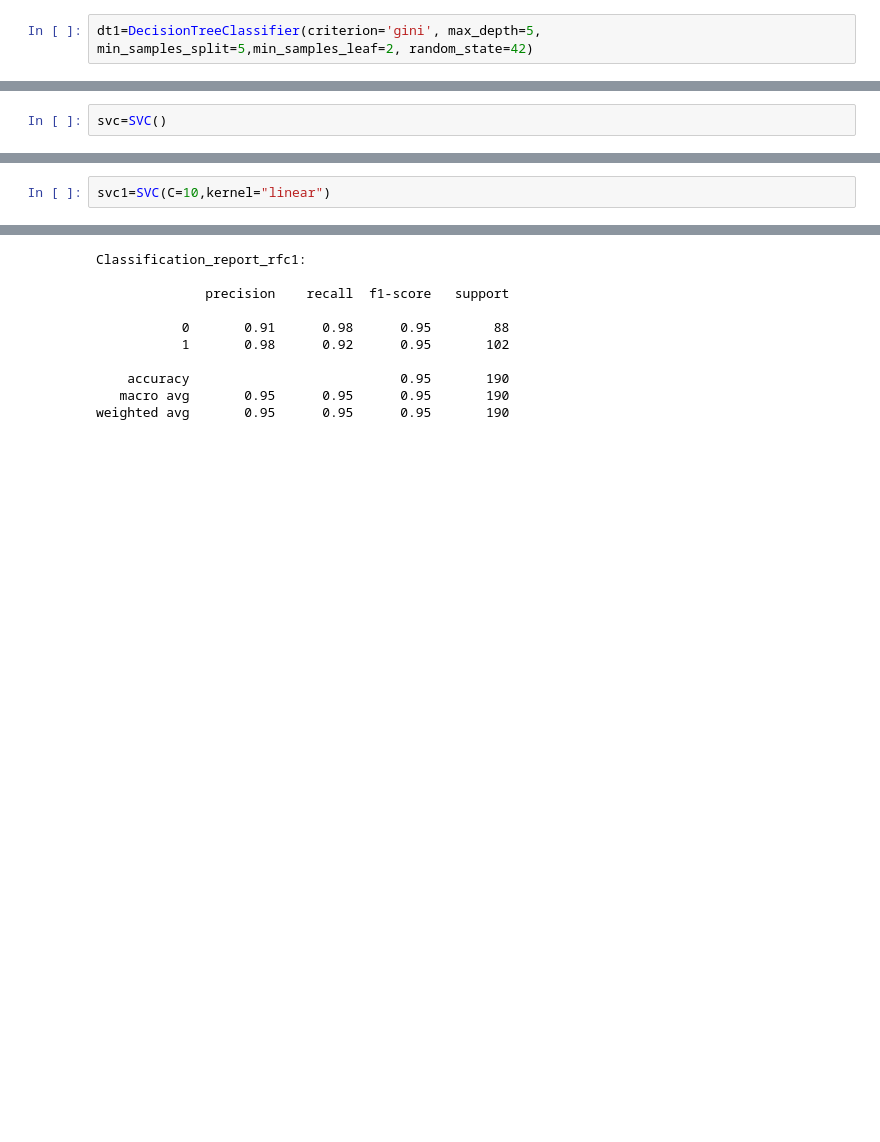
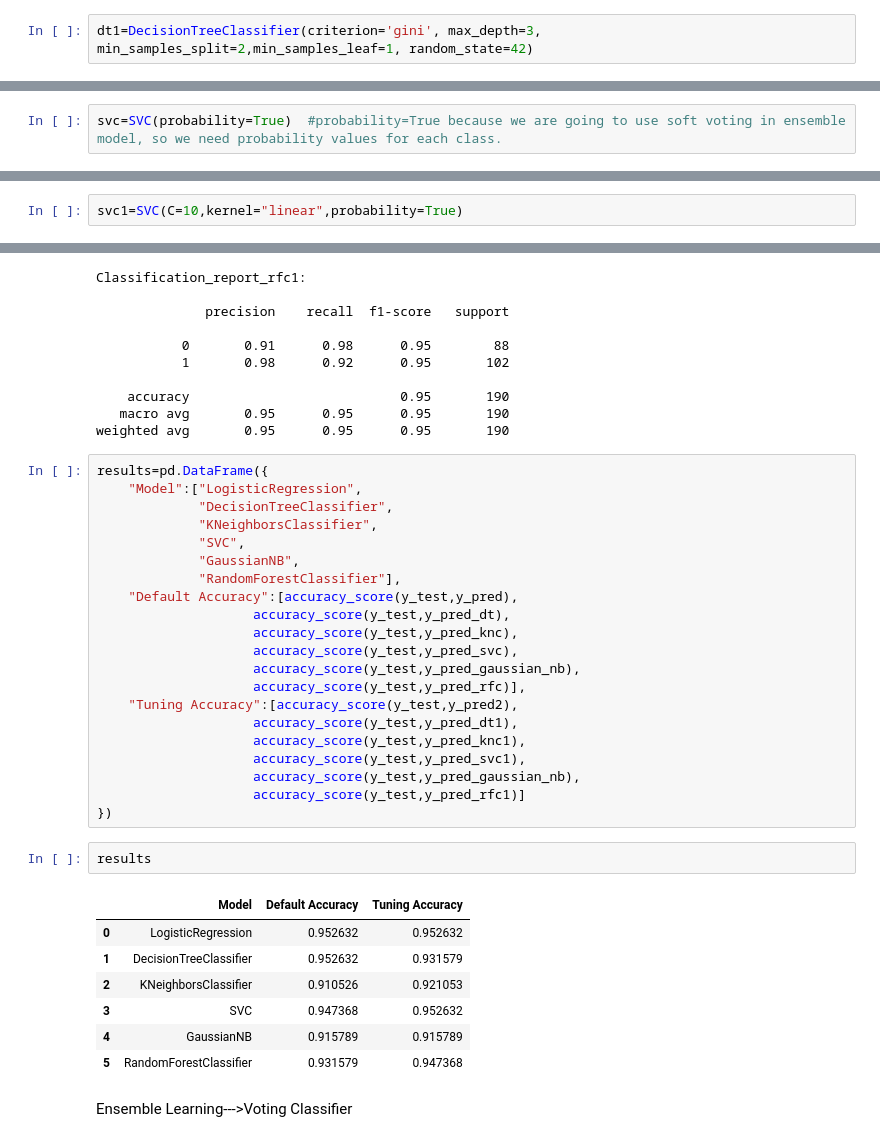
Before and after one commit to Rupesh-Mane/credit-card-fraud-detection, a Jupyter notebook: notebook/credit_card_fraud_detection.ipynb, the cells around one changed output, grey strips where cells are left out. Saved outputs shown, nothing was run; the diff lists cells and outputs as text; blank space fills up the shorter version.

Commit message:
Voting Ensemble-->using logisticregression tune ,svc tune,rfc tune

```diff
--- a/notebook/credit_card_fraud_detection.ipynb
+++ b/notebook/credit_card_fraud_detection.ipynb
@@ -530,7 +530,7 @@ print(grid_dt.best_params_)
 # %% [output]
 {'criterion': 'gini', 'max_depth': 3, 'min_samples_leaf': 1, 'min_samples_split': 2}
 # %%
-dt1=DecisionTreeClassifier(criterion='gini', max_depth=5, min_samples_split=5,min_samples_leaf=2, random_state=42)
+dt1=DecisionTreeClassifier(criterion='gini', max_depth=3, min_samples_split=2,min_samples_leaf=1, random_state=42)
 # %%
 dt1.fit(x_train,y_train)
 # %% [output]
@@ -765,7 +768,7 @@ weighted avg       0.93      0.92      0.92       190
 # %%
 from sklearn.svm import SVC
 # %%
-svc=SVC()
+svc=SVC(probability=True)  #probability=True because we are going to use soft voting in ensemble model, so we need probability values for each class.
 # %%
 svc.fit(x_train,y_train)
 # %% [output]
@@ -851,7 +854,7 @@ grid_svc.best_params_
 # %% [output]
 {'C': 10, 'kernel': 'linear'}
 # %%
-svc1=SVC(C=10,kernel="linear")
+svc1=SVC(C=10,kernel="linear",probability=True)
 # %%
 svc1.fit(x_train,y_train)
 # %% [output]
@@ -1147,3 +1150,36 @@ Classification_report_rfc1:
     accuracy                           0.95       190
    macro avg       0.95      0.95      0.95       190
 weighted avg       0.95      0.95      0.95       190
+# %%
+results=pd.DataFrame({
+    "Model":["LogisticRegression",
+             "DecisionTreeClassifier",
+             "KNeighborsClassifier",
+             "SVC",
+             "GaussianNB",
+             "RandomForestClassifier"],
+    "Default Accuracy":[accuracy_score(y_test,y_pred),
+                    accuracy_score(y_test,y_pred_dt),
+                    accuracy_score(y_test,y_pred_knc),
+                    accuracy_score(y_test,y_pred_svc),
+                    accuracy_score(y_test,y_pred_gaussian_nb),
+                    accuracy_score(y_test,y_pred_rfc)],
+    "Tuning Accuracy":[accuracy_score(y_test,y_pred2),
+                    accuracy_score(y_test,y_pred_dt1),
+                    accuracy_score(y_test,y_pred_knc1),
+                    accuracy_score(y_test,y_pred_svc1),
+                    accuracy_score(y_test,y_pred_gaussian_nb),
+                    accuracy_score(y_test,y_pred_rfc1)]
+})
+# %%
+results
+# %% [output]
+|  | Model | Default Accuracy | Tuning Accuracy |
+| 0 | LogisticRegression | 0.952632 | 0.952632 |
+| 1 | DecisionTreeClassifier | 0.952632 | 0.931579 |
+| 2 | KNeighborsClassifier | 0.910526 | 0.921053 |
+| 3 | SVC | 0.947368 | 0.952632 |
+| 4 | GaussianNB | 0.915789 | 0.915789 |
+| 5 | RandomForestClassifier | 0.931579 | 0.947368 |
+# %% [markdown]
+Ensemble Learning--->Voting Classifier
```
Also changed, not shown: parts of 32 cells of this notebook.
